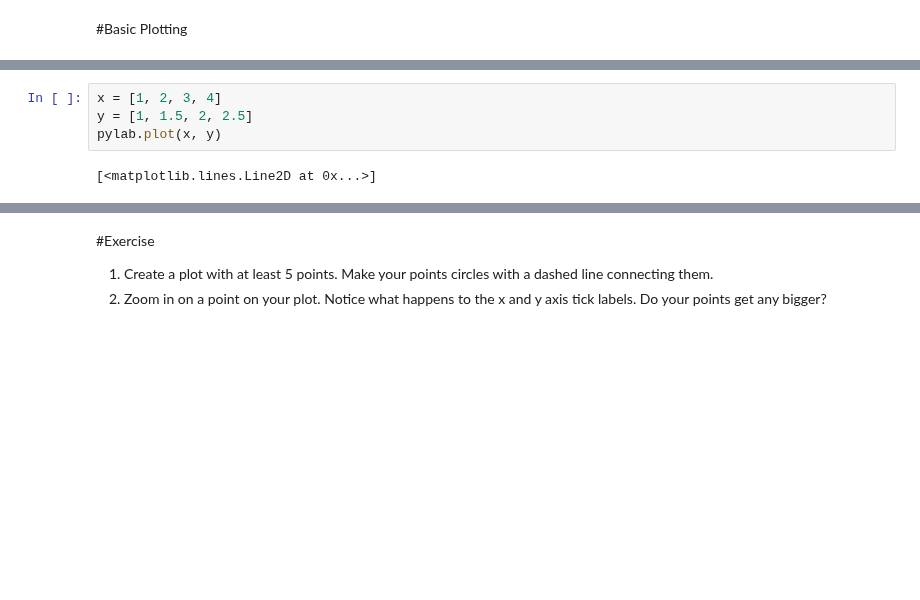
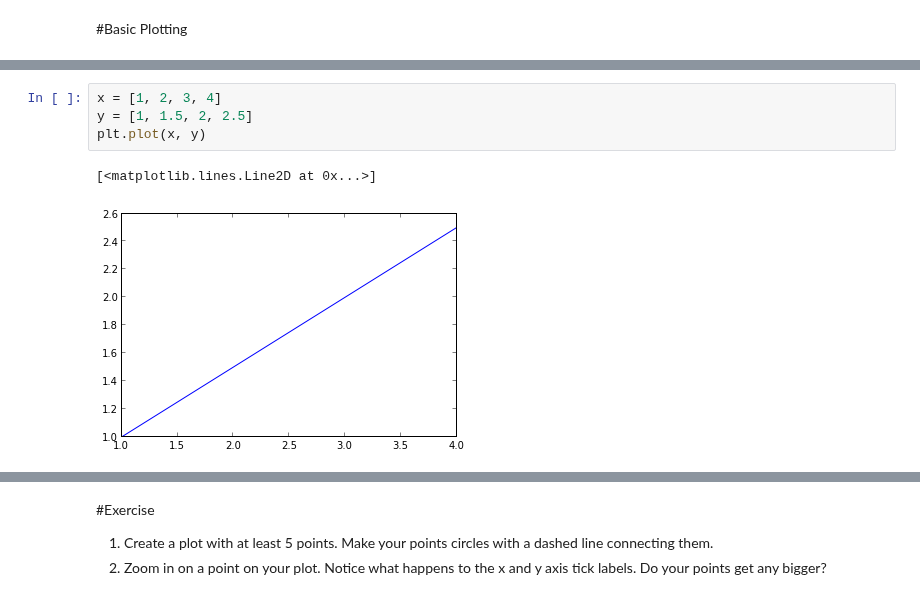
Before and after one commit to swcarpentry/DEPRECATED-boot-camps, a Jupyter notebook: 2-PythonIntro/PresenterNotes.ipynb, the cells around one changed output, grey strips where cells are left out. Saved outputs shown, nothing was run; the diff lists cells and outputs as text; blank space fills up the shorter version.

```diff
--- a/2-PythonIntro/PresenterNotes.ipynb
+++ b/2-PythonIntro/PresenterNotes.ipynb
@@ -273,7 +277,8 @@ import pylab
 # %%
 x = [1, 2, 3, 4]
 y = [1, 1.5, 2, 2.5]
-pylab.plot(x, y)
+plt.plot(x, y)
 # %% [output]
 [<matplotlib.lines.Line2D at 0x...>]
+[figure, added]
 # %%
```
Also changed, not shown: parts of 8 cells of this notebook, 1 other file.
